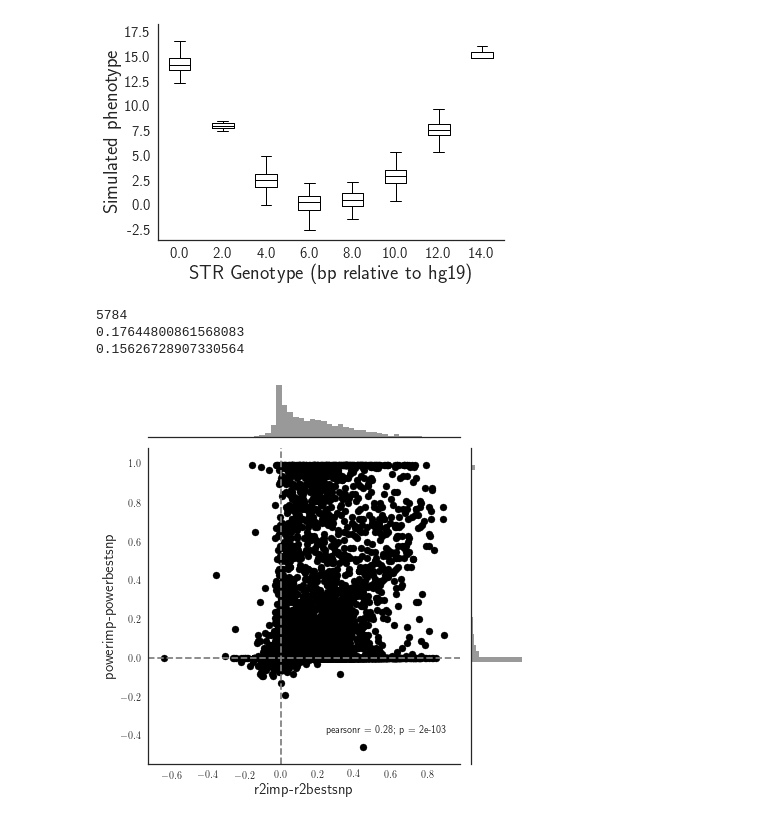
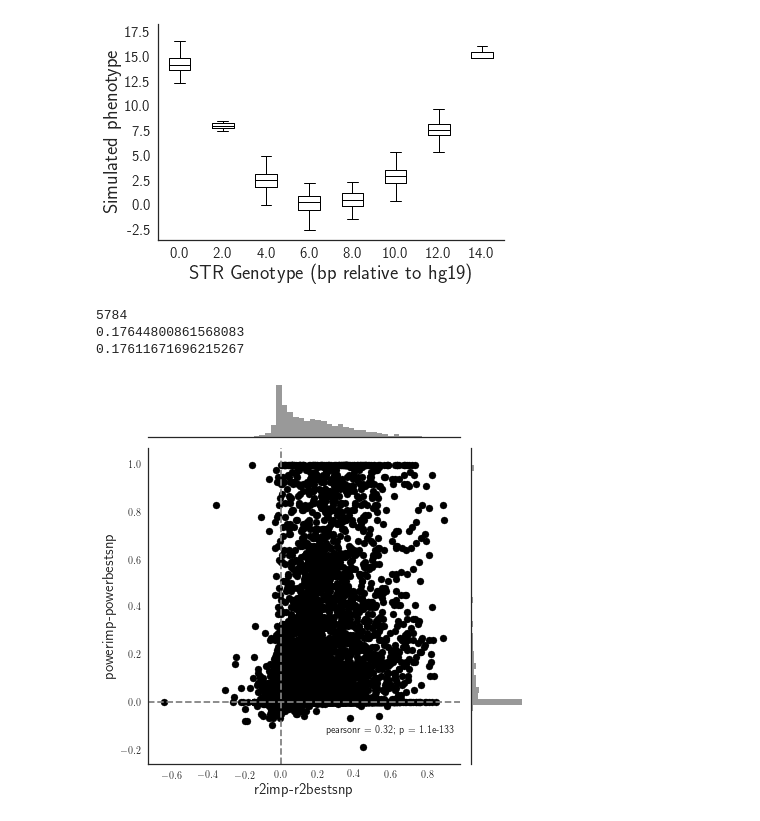
Before and after one commit to gymreklab/ssc-imputation, a Jupyter notebook: haplotype_paper/Figures/Figure4_GWASPower_AllelePB_Ileena.ipynb, the cells around one changed output. Saved outputs shown, nothing was run; the diff lists cells and outputs as text; code cells hidden in the pictures.

```diff
--- a/haplotype_paper/Figures/Figure4_GWASPower_AllelePB_Ileena.ipynb
+++ b/haplotype_paper/Figures/Figure4_GWASPower_AllelePB_Ileena.ipynb
@@ -164,16 +164,16 @@ r2comp.columns = ["locus","het","r2_bestsnp","r2_ssc"]
 r2comp["r2diff"] = r2comp["r2_ssc"]-r2comp["r2_bestsnp"]
 # %%
 # Sim Power results - For best allele
-assoc = pd.read_csv(os.path.join(SIMDIR, "suppl_chr21_pb_allelic_power_simulation_results.txt"), sep="\t")
-#keep only min p-value for STR
+assoc = pd.read_csv(os.path.join(SIMDIR, "suppl_chr21_pb_allelic_b0.1_power_simulation_results.txt"), sep="\t")
+###keep only min p-value for STR
 assoc_filt = assoc.groupby(["simnum", "str", "testclass"],  as_index=False).pvalue.min()
 
 PlotPower(assoc_filt, os.path.join(SIMDIR, OUTPATH, "SuppFig_PB_Allele_GWASPower.pdf"), alpha=0.05)
 # %% [output]
 5784
 0.17644800861568083
-0.15626728907330564
+0.17611671696215267
-[figure, old version]
+[figure, new version]
 # %%
 # Sim Power results - Non allelic
 assoc = pd.read_csv(os.path.join(SIMDIR, "suppl_chr21_pb_b0.1_power_simulation_results.txt"), sep="\t")
```
Also changed, not shown: parts of 1 cell of this notebook.
